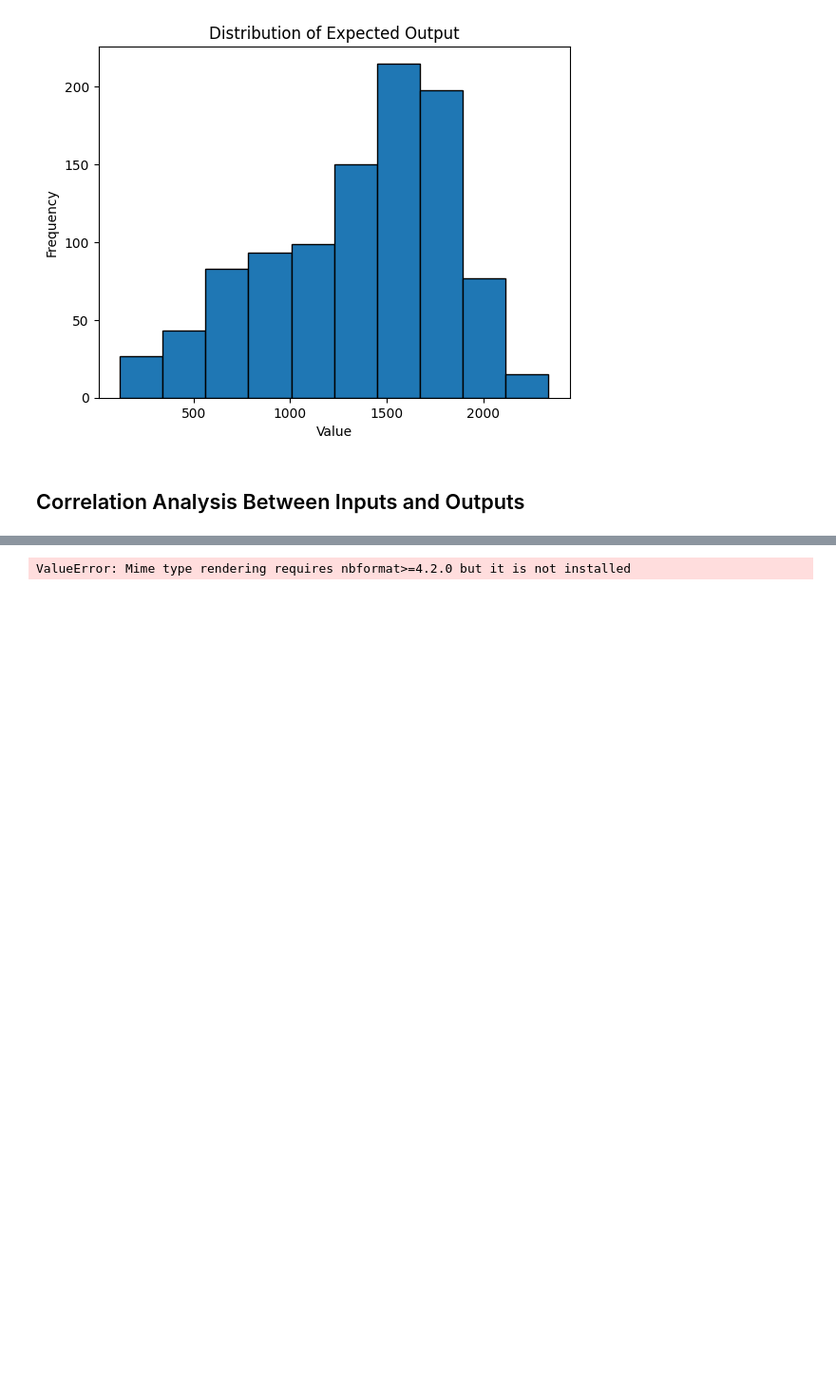
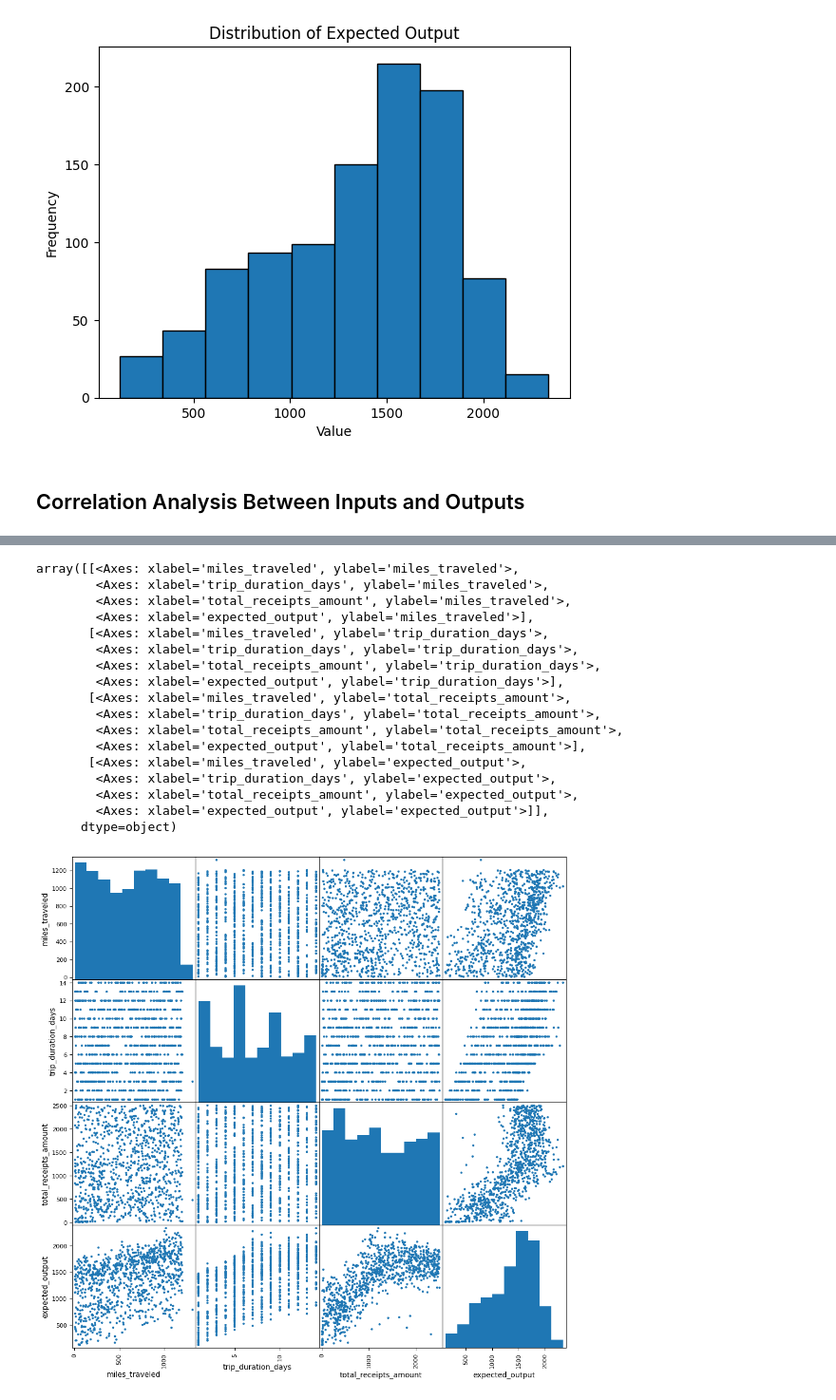
Before and after one commit to srazam/MachineLearningTeamProject, a Jupyter notebook: dataExp.ipynb, the cells around one changed output, grey strips where cells are left out. Shown at 95% size. Drawn from its saved outputs; the diff is of its cells as text; code cells hidden in the pictures; blank space fills up the shorter version.

Commit message:
Scatter plot matrix for all features and output for correlation analysis

```diff
--- a/dataExp.ipynb
+++ b/dataExp.ipynb
@@ -167 +166,13 @@ import plotly.graph_objs as go
 import pandas as pd
+# %%
+# Convert data to data frame
+data = {
+    "miles_traveled": miles,
+    "trip_duration_days": days,
+    "total_receipts_amount": amount,
+    "expected_output": output
+}
+
+dataFrame = pd.DataFrame(data)
+
+print(dataFrame)
@@ -168,13 +197,21 @@ import pandas as pd
 # %%
-fig = go.Figure(data = go.Splom(
-    dimensions=[
-        dict(label= "Expected Output", values = output),
-        dict(label = "Miles Traveled", values = miles),
-        dict(label = "Trip Duration Days", values = days),
-        dict(label = "Total Receipts Amount", values = amount)
-    ]
-))
-
-fig.show()
+pd.plotting.scatter_matrix(dataFrame, alpha=1, figsize=(12, 12))
 # %% [output]
-ValueError: Mime type rendering requires nbformat>=4.2.0 but it is not installed
+array([[<Axes: xlabel='miles_traveled', ylabel='miles_traveled'>,
+        <Axes: xlabel='trip_duration_days', ylabel='miles_traveled'>,
+        <Axes: xlabel='total_receipts_amount', ylabel='miles_traveled'>,
+        <Axes: xlabel='expected_output', ylabel='miles_traveled'>],
+       [<Axes: xlabel='miles_traveled', ylabel='trip_duration_days'>,
+        <Axes: xlabel='trip_duration_days', ylabel='trip_duration_days'>,
+        <Axes: xlabel='total_receipts_amount', ylabel='trip_duration_days'>,
+        <Axes: xlabel='expected_output', ylabel='trip_duration_days'>],
+       [<Axes: xlabel='miles_traveled', ylabel='total_receipts_amount'>,
+        <Axes: xlabel='trip_duration_days', ylabel='total_receipts_amount'>,
+        <Axes: xlabel='total_receipts_amount', ylabel='total_receipts_amount'>,
+        <Axes: xlabel='expected_output', ylabel='total_receipts_amount'>],
+       [<Axes: xlabel='miles_traveled', ylabel='expected_output'>,
+        <Axes: xlabel='trip_duration_days', ylabel='expected_output'>,
+        <Axes: xlabel='total_receipts_amount', ylabel='expected_output'>,
+        <Axes: xlabel='expected_output', ylabel='expected_output'>]],
+      dtype=object)
+[figure, added]
```
Also changed, not shown: parts of 2 cells of this notebook.
